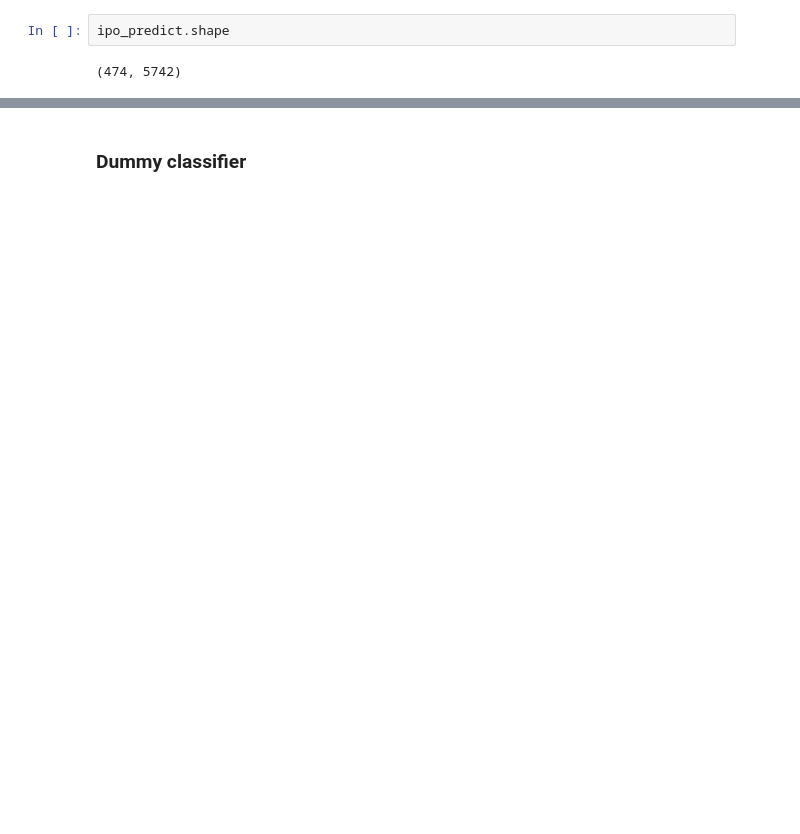
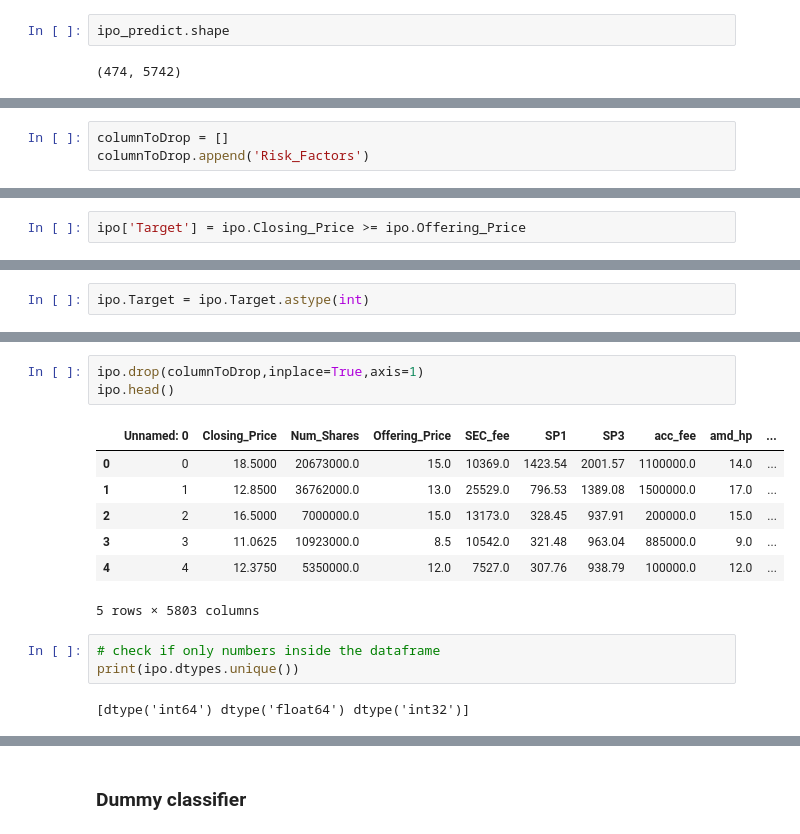
Before and after one commit to mariembelhajali/-Ipo-prediction-, a Jupyter notebook: project_description-2018.ipynb, the cells around one changed output, grey strips where cells are left out. Drawn from its saved outputs; the diff is of its cells as text; blank space fills up the shorter version.

```diff
--- a/project_description-2018.ipynb
+++ b/project_description-2018.ipynb
@@ -130,0 +141,3 @@ X_train_train, X_train_val, y_train_train, y_train_val = train_test_split(X_trai
+# %%
+columnToDrop = []
+columnToDrop.append('Risk_Factors')
@@ -130,0 +178,2 @@ X_train_train, X_train_val, y_train_train, y_train_val = train_test_split(X_trai
+# %%
+ipo['Target'] = ipo.Closing_Price >= ipo.Offering_Price
@@ -130,0 +188,2 @@ X_train_train, X_train_val, y_train_train, y_train_val = train_test_split(X_trai
+# %%
+ipo.Target = ipo.Target.astype(int)
@@ -130,0 +214,16 @@ X_train_train, X_train_val, y_train_train, y_train_val = train_test_split(X_trai
+# %%
+ipo.drop(columnToDrop,inplace=True,axis=1)
+ipo.head()
+# %% [output]
+|  | Unnamed: 0 | Closing_Price | Num_Shares | Offering_Price | SEC_fee | SP1 | SP3 | acc_fee | amd_hp | ... |
+| 0 | 0 | 18.5000 | 20673000.0 | 15.0 | 10369.0 | 1423.54 | 2001.57 | 1100000.0 | 14.0 | ... |
+| 1 | 1 | 12.8500 | 36762000.0 | 13.0 | 25529.0 | 796.53 | 1389.08 | 1500000.0 | 17.0 | ... |
+| 2 | 2 | 16.5000 | 7000000.0 | 15.0 | 13173.0 | 328.45 | 937.91 | 200000.0 | 15.0 | ... |
+| 3 | 3 | 11.0625 | 10923000.0 | 8.5 | 10542.0 | 321.48 | 963.04 | 885000.0 | 9.0 | ... |
+| 4 | 4 | 12.3750 | 5350000.0 | 12.0 | 7527.0 | 307.76 | 938.79 | 100000.0 | 12.0 | ... |
+5 rows × 5803 columns
+# %%
+# check if only numbers inside the dataframe
+print(ipo.dtypes.unique())
+# %% [output]
+[dtype('int64') dtype('float64') dtype('int32')]
```
Also changed, not shown: parts of 84 cells of this notebook, 1 other file.
